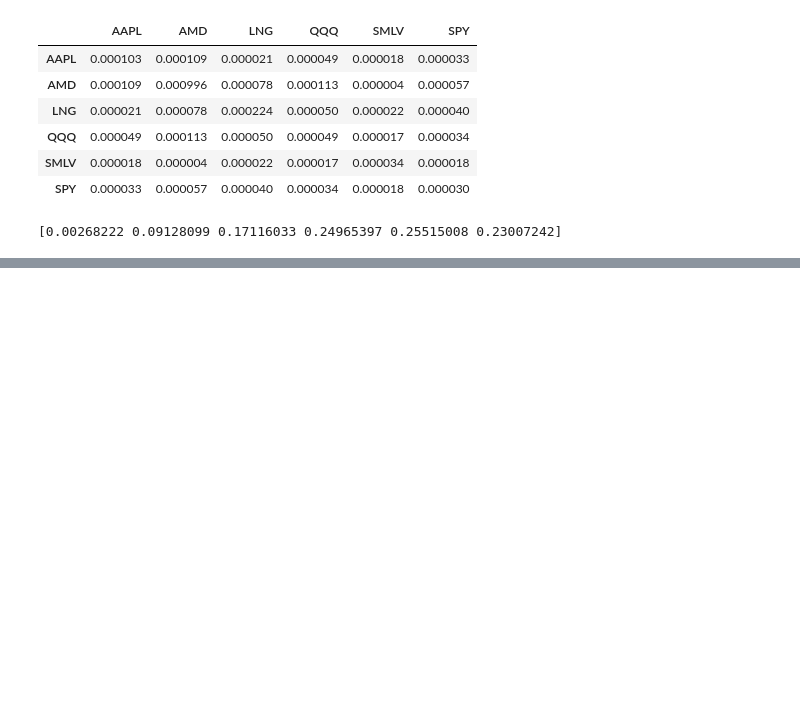
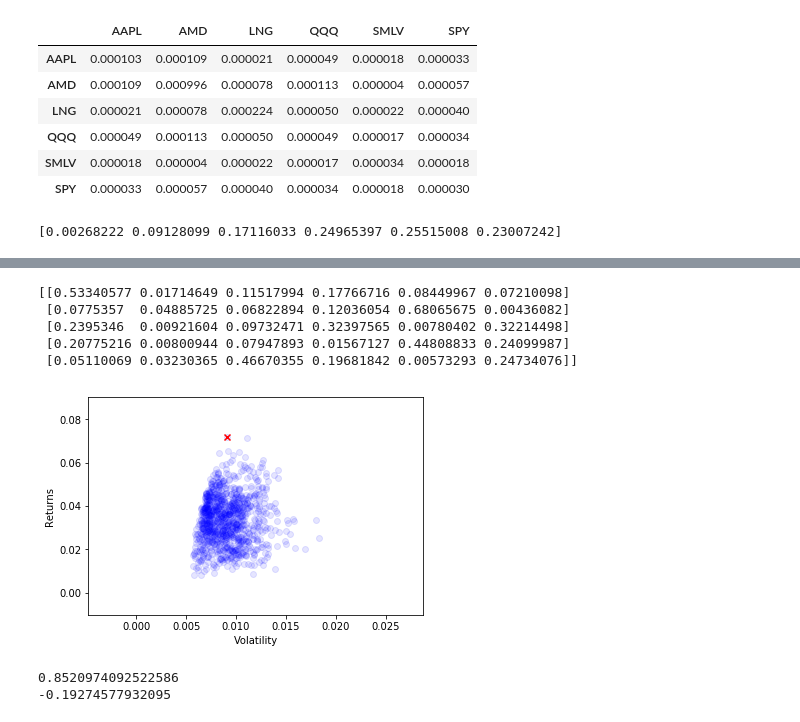
Before and after one commit to thap/machine-learning-finance, a Jupyter notebook: notebooks/Machine_Learning_for_Finance.ipynb, the cells around one changed output, grey strips where cells are left out. Saved outputs shown, nothing was run; the diff lists cells and outputs as text; code cells hidden in the pictures; blank space fills up the shorter version.

```diff
--- a/notebooks/Machine_Learning_for_Finance.ipynb
+++ b/notebooks/Machine_Learning_for_Finance.ipynb
@@ -1104,0 +1113,7 @@ print(portfolio_weights[date][0])
+# %%
+sharpe_ratio, max_sharpe_idxs = {}, {}
+for date in portfolio_returns.keys():
+  for i, ret in enumerate(portfolio_returns[date]):
+    sharpe_ratio.setdefault(date, []).append(ret / portfolio_volatility[date][i])
+    max_sharpe_idxs[date] = np.argmax(sharpe_ratio[date])
+print(portfolio_returns[date][max_sharpe_idxs[date]])
@@ -1104,0 +1135,42 @@ print(portfolio_weights[date][0])
+# %%
+targets, features = [], []
+for date, ewma in ewma_monthly.iterrows():
+  best_idx = max_sharpe_idxs[date]
+  targets.append(portfolio_weights[date][best_idx])
+  features.append(ewma)
+targets = np.array(targets)
+features = np.array(features)
+print(targets[-5:])
+# %% [output]
+[[0.53340577 0.01714649 0.11517994 0.17766716 0.08449967 0.07210098]
+ [0.0775357  0.04885725 0.06822894 0.12036054 0.68065675 0.00436082]
+ [0.2395346  0.00921604 0.09732471 0.32397565 0.00780402 0.32214498]
+ [0.20775216 0.00800944 0.07947893 0.01567127 0.44808833 0.24099987]
+ [0.05110069 0.03230365 0.46670355 0.19681842 0.00573293 0.24734076]]
+# %%
+date = sorted(covariances.keys())[-1]
+cur_returns = portfolio_returns[date]
+cur_volatility = portfolio_volatility[date]
+# %%
+plt.scatter(x=cur_volatility, y=cur_returns, alpha=0.1, color='blue')
+best_idx = max_sharpe_idxs[date]
+plt.scatter(x=cur_volatility[best_idx], y=cur_returns[best_idx], marker='x',
+            color='red')
+plt.xlabel('Volatility')
+plt.ylabel('Returns')
+plt.show()
+# %% [output]
+[figure, added]
+# %%
+train_size = int(0.85 * features.shape[0])
+train_features = features[:train_size]
+test_features = features[train_size:]
+train_targets = targets[:train_size]
+test_targets = targets[train_size:]
+rfr = RandomForestRegressor(n_estimators=300, random_state=42)
+rfr.fit(train_features, train_targets)
+print(rfr.score(train_features, train_targets))
+print(rfr.score(test_features, test_targets))
+# %% [output]
+0.8520974092522586
+-0.19274577932095
```
Also changed, not shown: parts of 10 cells of this notebook.
